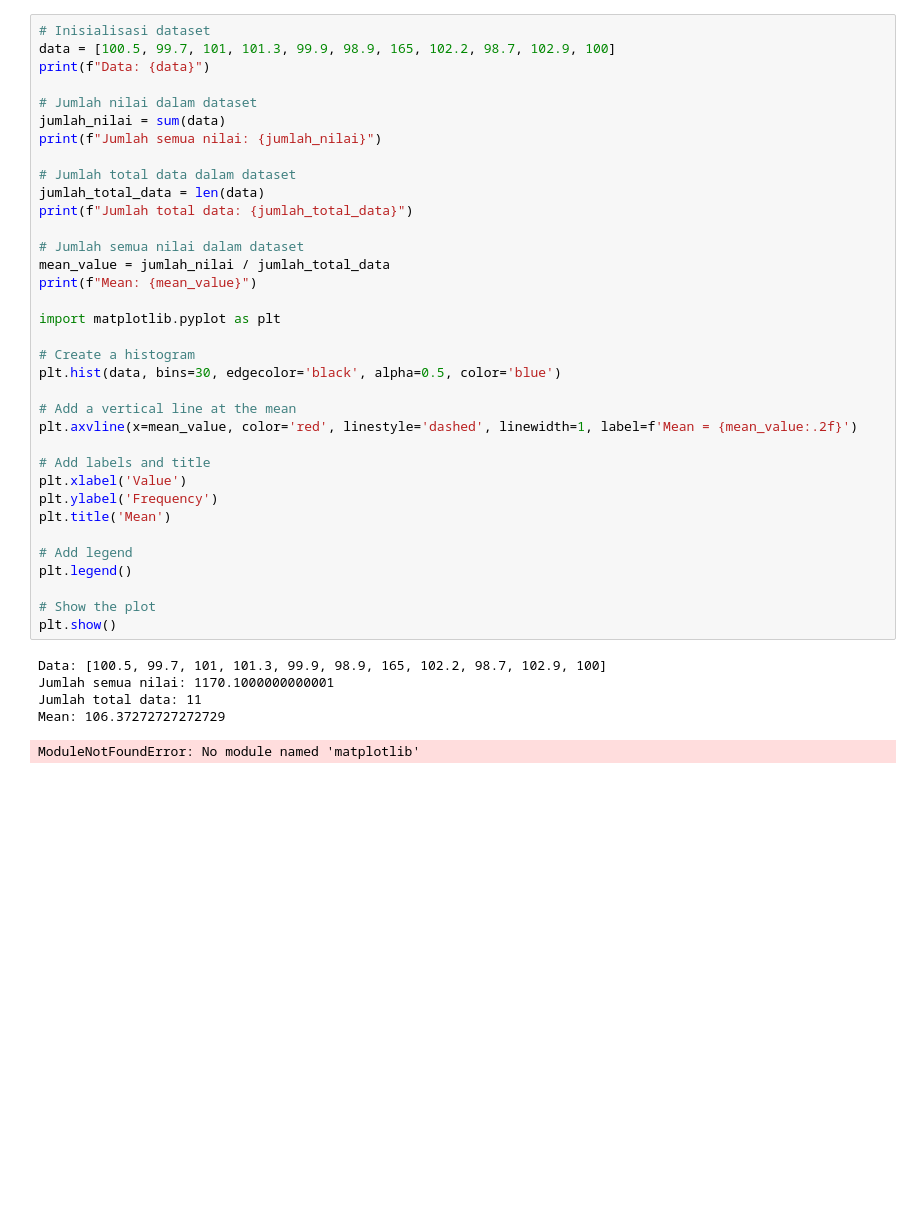
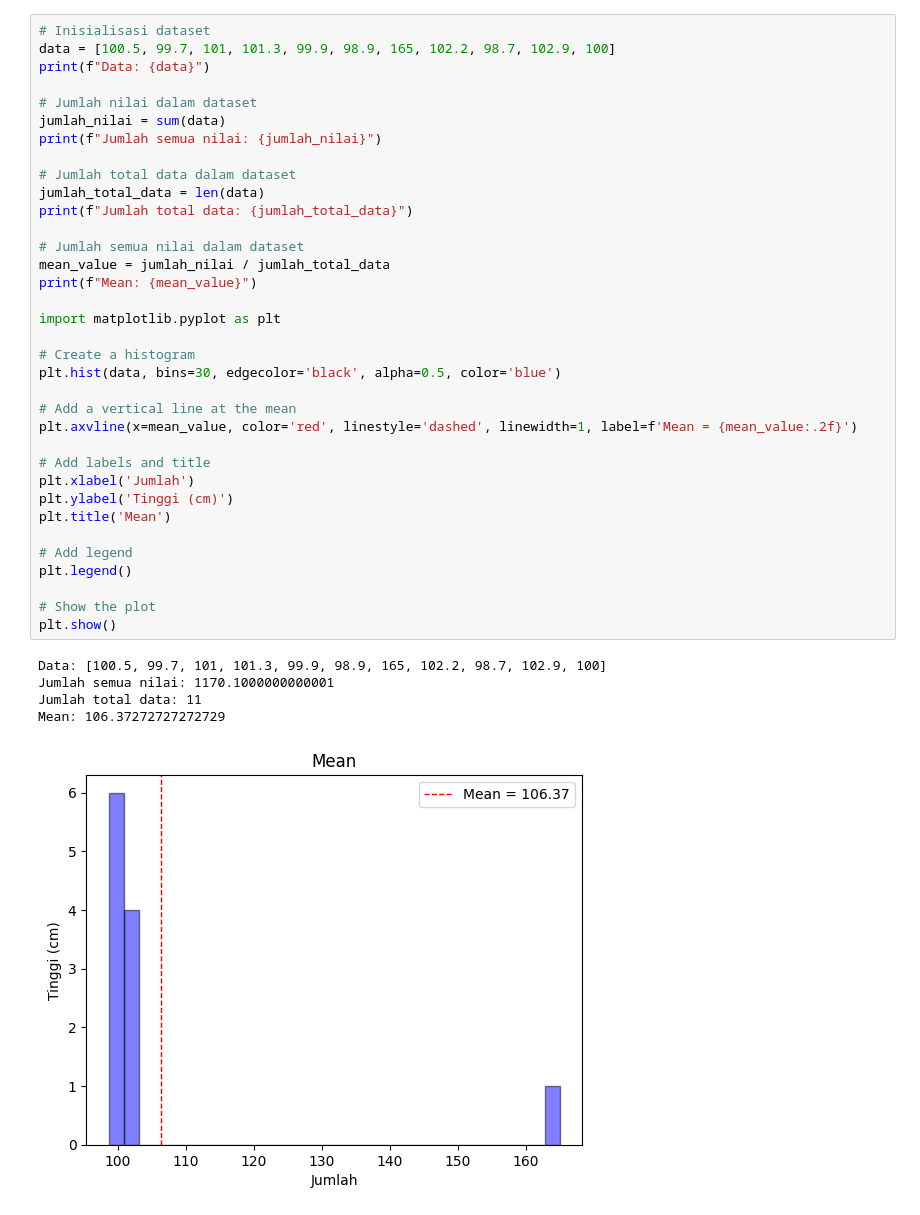
Before and after one commit to ch0clat/Modul, a Jupyter notebook: Modul 1.1.ipynb, the cells around one changed output. Drawn from its saved outputs; the diff is of its cells as text; blank space fills up the shorter version.

```diff
--- a/Modul 1.1.ipynb
+++ b/Modul 1.1.ipynb
@@ -9,33 +13,33 @@ print(f"Jumlah semua nilai: {jumlah_nilai}")
 
 # Jumlah total data dalam dataset
 jumlah_total_data = len(data)
 print(f"Jumlah total data: {jumlah_total_data}")
 
 # Jumlah semua nilai dalam dataset
 mean_value = jumlah_nilai / jumlah_total_data
 print(f"Mean: {mean_value}")
 
 import matplotlib.pyplot as plt
 
 # Create a histogram
 plt.hist(data, bins=30, edgecolor='black', alpha=0.5, color='blue')
 
 # Add a vertical line at the mean
 plt.axvline(x=mean_value, color='red', linestyle='dashed', linewidth=1, label=f'Mean = {mean_value:.2f}')
 
 # Add labels and title
-plt.xlabel('Value')
-plt.ylabel('Frequency')
+plt.xlabel('Jumlah')
+plt.ylabel('Tinggi (cm)')
 plt.title('Mean')
 
 # Add legend
 plt.legend()
 
 # Show the plot
 plt.show()
 # %% [output]
 Data: [100.5, 99.7, 101, 101.3, 99.9, 98.9, 165, 102.2, 98.7, 102.9, 100]
 Jumlah semua nilai: 1170.1000000000001
 Jumlah total data: 11
 Mean: 106.37272727272729
-ModuleNotFoundError: No module named 'matplotlib'
+[figure, added]
```
Also changed, not shown: parts of 13 cells of this notebook.
